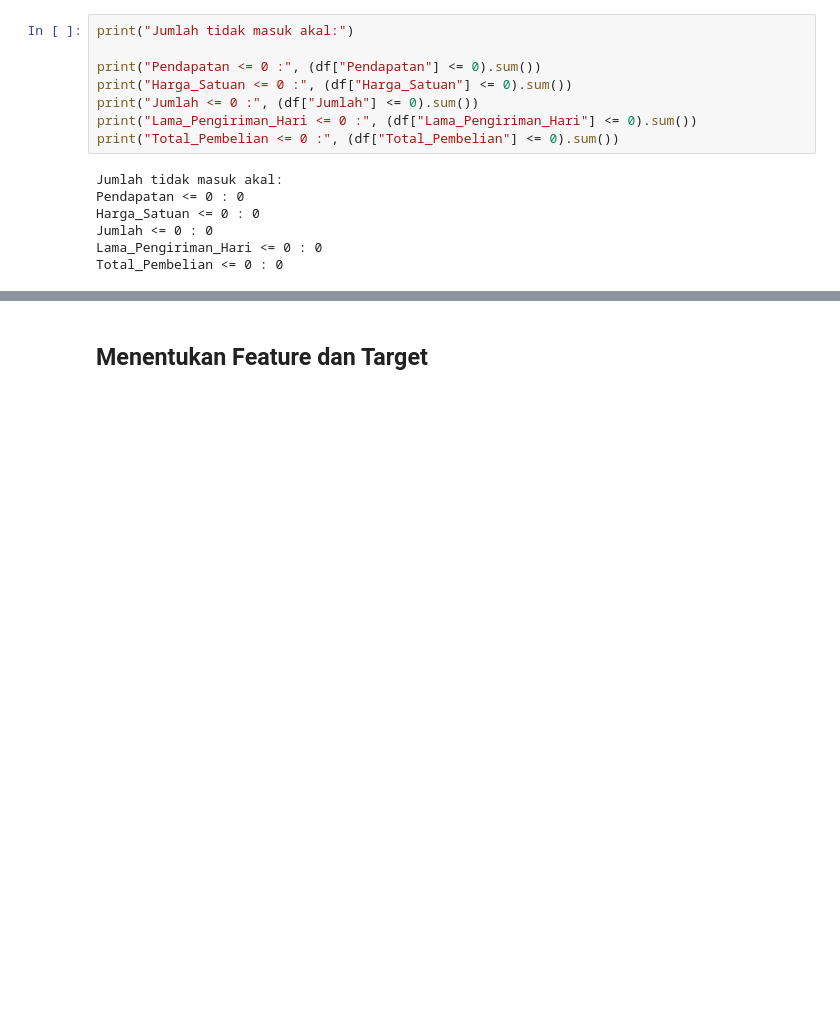
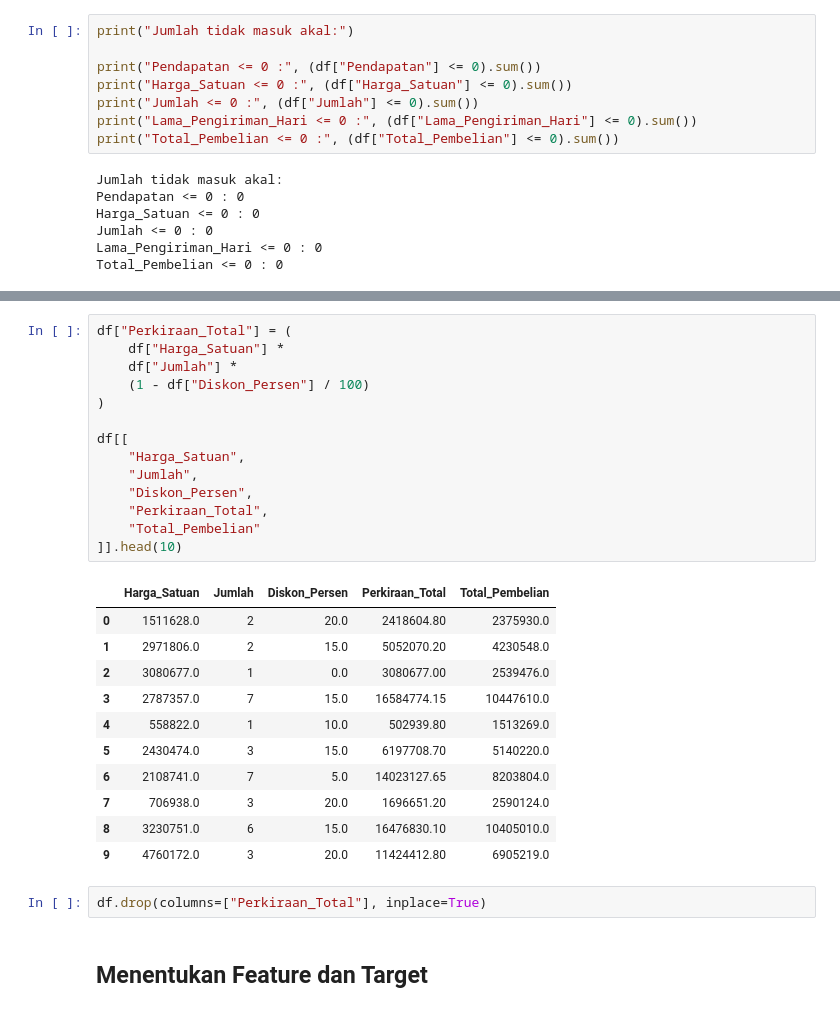
Before and after one commit to aeiprsty/praproses-data-regresi-linier, a Jupyter notebook: F1E124067_PutriPrayesti_MultipleRegression.ipynb, the cells around one changed output, grey strips where cells are left out. Saved outputs shown, nothing was run; the diff lists cells and outputs as text; blank space fills up the shorter version.

```diff
--- a/F1E124067_PutriPrayesti_MultipleRegression.ipynb
+++ b/F1E124067_PutriPrayesti_MultipleRegression.ipynb
@@ -186,3 +423,31 @@ Total_Pembelian <= 0 : 0
+# %%
+df["Perkiraan_Total"] = (
+    df["Harga_Satuan"] *
+    df["Jumlah"] *
+    (1 - df["Diskon_Persen"] / 100)
+)
+
+df[[
+    "Harga_Satuan",
+    "Jumlah",
+    "Diskon_Persen",
+    "Perkiraan_Total",
+    "Total_Pembelian"
+]].head(10)
+# %% [output]
+|  | Harga_Satuan | Jumlah | Diskon_Persen | Perkiraan_Total | Total_Pembelian |
+| 0 | 1511628.0 | 2 | 20.0 | 2418604.80 | 2375930.0 |
+| 1 | 2971806.0 | 2 | 15.0 | 5052070.20 | 4230548.0 |
+| 2 | 3080677.0 | 1 | 0.0 | 3080677.00 | 2539476.0 |
+| 3 | 2787357.0 | 7 | 15.0 | 16584774.15 | 10447610.0 |
+| 4 | 558822.0 | 1 | 10.0 | 502939.80 | 1513269.0 |
+| 5 | 2430474.0 | 3 | 15.0 | 6197708.70 | 5140220.0 |
+| 6 | 2108741.0 | 7 | 5.0 | 14023127.65 | 8203804.0 |
+| 7 | 706938.0 | 3 | 20.0 | 1696651.20 | 2590124.0 |
+| 8 | 3230751.0 | 6 | 15.0 | 16476830.10 | 10405010.0 |
+| 9 | 4760172.0 | 3 | 20.0 | 11424412.80 | 6905219.0 |
+# %%
+df.drop(columns=["Perkiraan_Total"], inplace=True)
 # %% [markdown]
 ## Menentukan Feature dan Target
 # %% [markdown]
```
Also changed, not shown: parts of 13 cells of this notebook.
